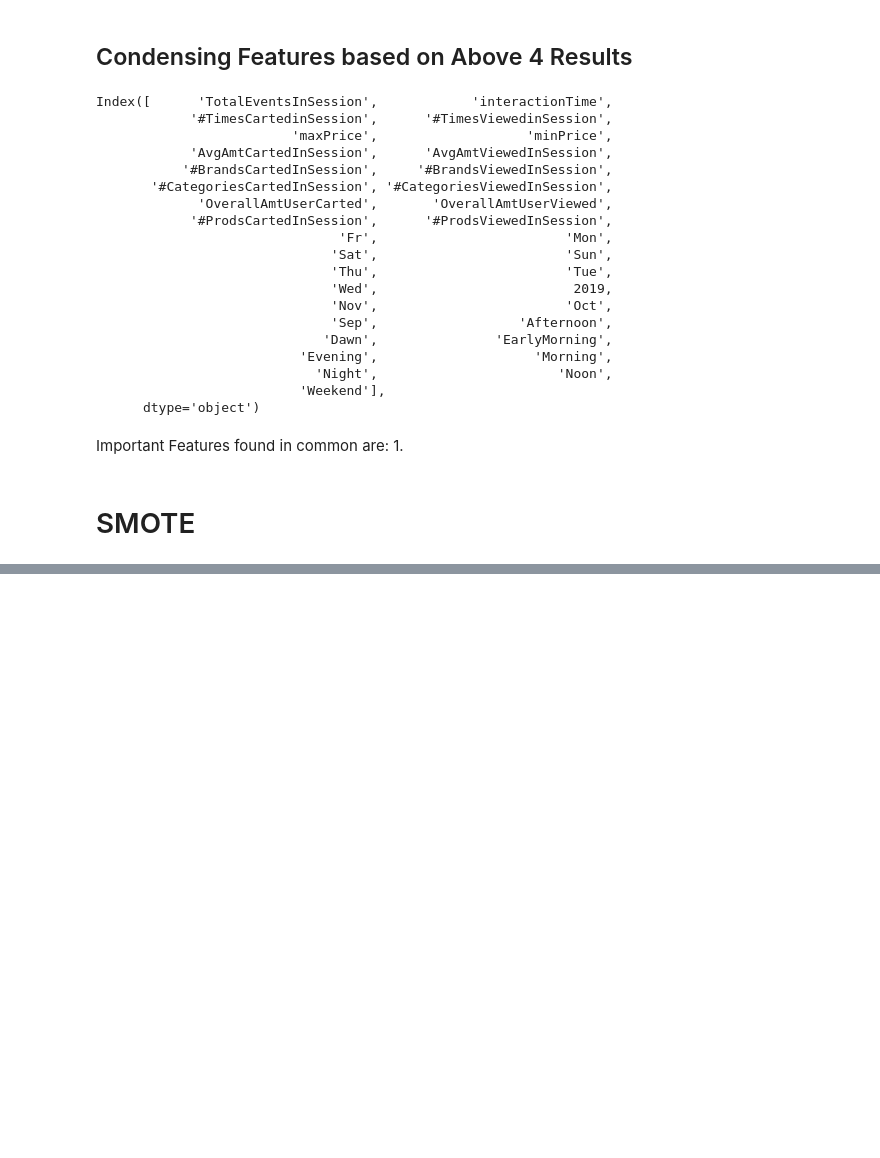
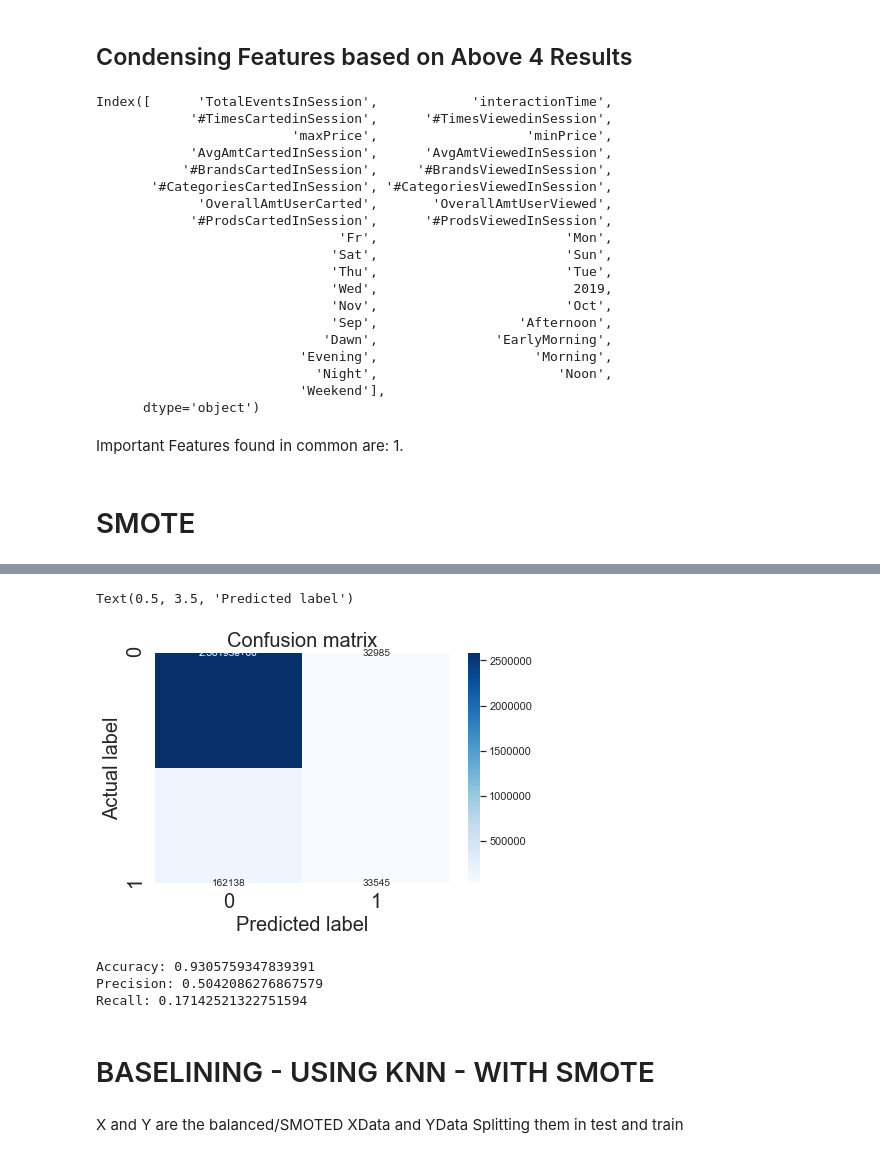
Before and after one commit to sohiniroych/Volvo-DataX, a Jupyter notebook: Comprehensive Feature Engineering.ipynb, the cells around one changed output, grey strips where cells are left out. Drawn from its saved outputs; the diff is of its cells as text; code cells hidden in the pictures; blank space fills up the shorter version.

```diff
--- a/Comprehensive Feature Engineering.ipynb
+++ b/Comprehensive Feature Engineering.ipynb
@@ -622,0 +674,2 @@ X, Y = oversample.fit_resample(XData, YData)
+# %%
+KNN = KNeighborsClassifier(n_neighbors = 4)
@@ -622,0 +686,2 @@ X, Y = oversample.fit_resample(XData, YData)
+# %%
+y_predFinal = KNN.predict(X_test)
@@ -622,0 +698,31 @@ X, Y = oversample.fit_resample(XData, YData)
+# %%
+# name  of classes
+class_names=[0,1]
+fig, ax = plt.subplots()
+tick_marks = np.arange(len(class_names))
+plt.xticks(tick_marks, class_names,size=20)
+plt.yticks(tick_marks, class_names,size=20)
+
+# create heatmap
+sns.heatmap(pd.DataFrame(cnf_matrix), annot=True, cmap="Blues" ,fmt='g')
+ax.xaxis.set_label_position("bottom")
+plt.tight_layout()
+plt.title('Confusion matrix',size = 20)
+plt.ylabel('Actual label',size = 20)
+plt.xlabel('Predicted label',size = 20)
+# %% [output]
+Text(0.5, 3.5, 'Predicted label')
+[figure, added]
+# %%
+print("Accuracy:",metrics.accuracy_score(y_test, y_predFinal))
+print("Precision:",metrics.precision_score(y_test, y_predFinal))
+print("Recall:",metrics.recall_score(y_test, y_predFinal))
+# %% [output]
+Accuracy: 0.9305759347839391
+Precision: 0.5042086276867579
+Recall: 0.17142521322751594
+# %% [markdown]
+# BASELINING - USING KNN - WITH SMOTE
+# %% [markdown]
+X and Y are the balanced/SMOTED XData and YData
+Splitting them in test and train
```
Also changed, not shown: parts of 49 cells of this notebook.
